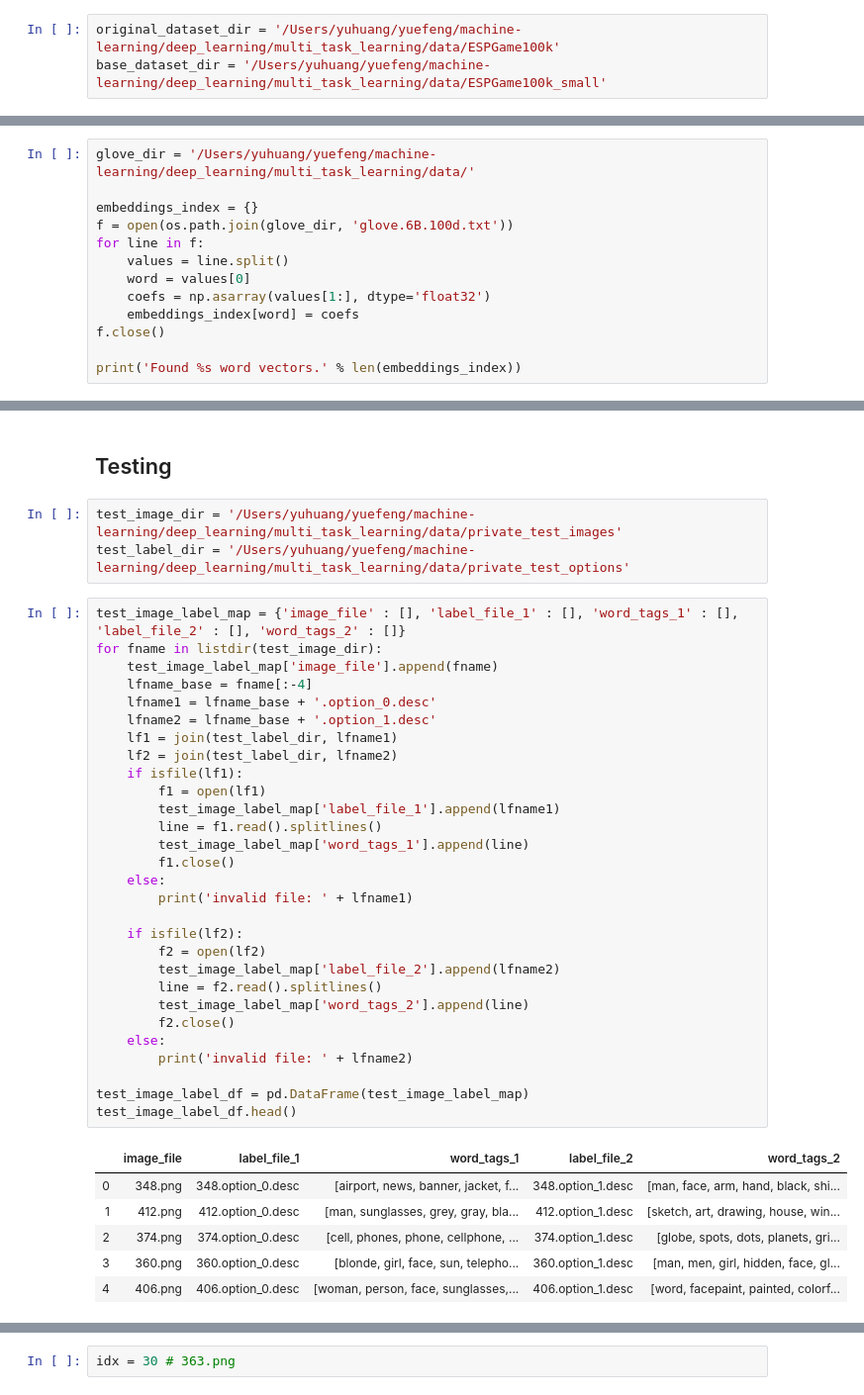
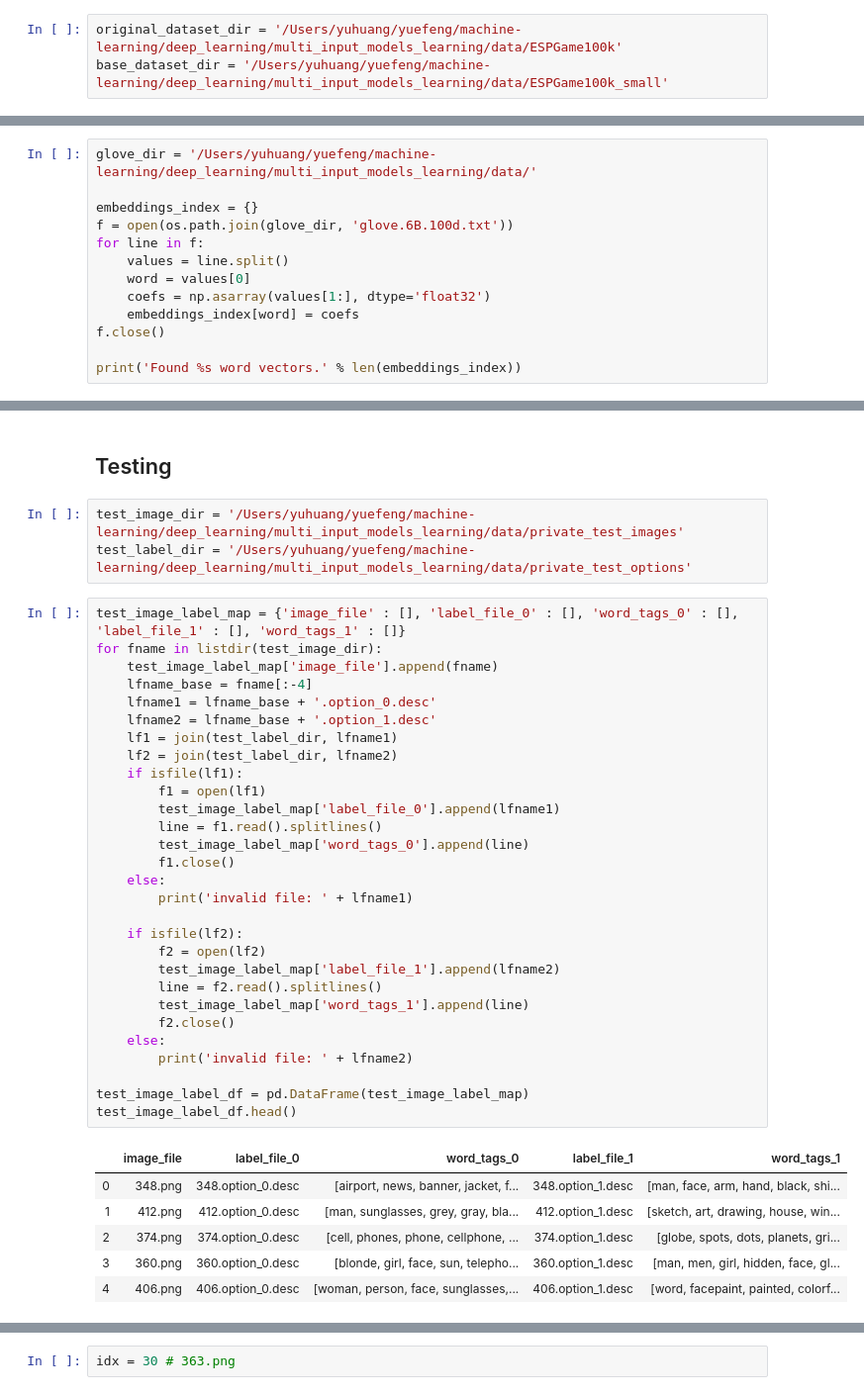
Before and after one commit to yzzhang/machine-learning, a Jupyter notebook: deep_learning/multi_input_transfer_learning/multi-input-models.ipynb, the cells around one changed output, grey strips where cells are left out. Shown: that part at 99% size. Saved outputs shown, nothing was run; the diff lists cells and outputs as text.

```diff
--- a/deep_learning/multi_input_transfer_learning/multi-input-models.ipynb
+++ b/deep_learning/multi_input_transfer_learning/multi-input-models.ipynb
@@ -21,8 +23,8 @@ from keras import models
 # %% [output]
 Using TensorFlow backend.
 # %%
-original_dataset_dir = '/Users/yuhuang/yuefeng/machine-learning/deep_learning/multi_task_learning/data/ESPGame100k'
-base_dataset_dir = '/Users/yuhuang/yuefeng/machine-learning/deep_learning/multi_task_learning/data/ESPGame100k_small'
+original_dataset_dir = '/Users/yuhuang/yuefeng/machine-learning/deep_learning/multi_input_models_learning/data/ESPGame100k'
+base_dataset_dir = '/Users/yuhuang/yuefeng/machine-learning/deep_learning/multi_input_models_learning/data/ESPGame100k_small'
 # %%
 original_label_path = original_dataset_dir + '/labels'
 original_label_files = [f for f in listdir(original_label_path) if isfile(join(original_label_path, f))]
@@ -228,7 +223,7 @@ training_samples = num_of_samples
 tag_vocabulary_size = 10000
 max_words = tag_vocabulary_size
 # %%
-glove_dir = '/Users/yuhuang/yuefeng/machine-learning/deep_learning/multi_task_learning/data/'
+glove_dir = '/Users/yuhuang/yuefeng/machine-learning/deep_learning/multi_input_models_learning/data/'
 
 embeddings_index = {}
 f = open(os.path.join(glove_dir, 'glove.6B.100d.txt'))
@@ -406,39 +400,39 @@ Loaded model from disk
 # %% [markdown]
 ## Testing
 # %%
-test_image_dir = '/Users/yuhuang/yuefeng/machine-learning/deep_learning/multi_task_learning/data/private_test_images'
-test_label_dir = '/Users/yuhuang/yuefeng/machine-learning/deep_learning/multi_task_learning/data/private_test_options'
+test_image_dir = '/Users/yuhuang/yuefeng/machine-learning/deep_learning/multi_input_models_learning/data/private_test_images'
+test_label_dir = '/Users/yuhuang/yuefeng/machine-learning/deep_learning/multi_input_models_learning/data/private_test_options'
 # %%
-test_image_label_map = {'image_file' : [], 'label_file_1' : [], 'word_tags_1' : [], 'label_file_2' : [], 'word_tags_2' : []}
+test_image_label_map = {'image_file' : [], 'label_file_0' : [], 'word_tags_0' : [], 'label_file_1' : [], 'word_tags_1' : []}
 for fname in listdir(test_image_dir):
     test_image_label_map['image_file'].append(fname)
     lfname_base = fname[:-4]
     lfname1 = lfname_base + '.option_0.desc'
     lfname2 = lfname_base + '.option_1.desc'
     lf1 = join(test_label_dir, lfname1)
     lf2 = join(test_label_dir, lfname2)
     if isfile(lf1):
         f1 = open(lf1)
-        test_image_label_map['label_file_1'].append(lfname1)
+        test_image_label_map['label_file_0'].append(lfname1)
         line = f1.read().splitlines()
-        test_image_label_map['word_tags_1'].append(line)
+        test_image_label_map['word_tags_0'].append(line)
         f1.close()
     else:
         print('invalid file: ' + lfname1)
 
     if isfile(lf2):
         f2 = open(lf2)
-        test_image_label_map['label_file_2'].append(lfname2)
+        test_image_label_map['label_file_1'].append(lfname2)
         line = f2.read().splitlines()
-        test_image_label_map['word_tags_2'].append(line)
+        test_image_label_map['word_tags_1'].append(line)
         f2.close()
     else:
         print('invalid file: ' + lfname2)
 
 test_image_label_df = pd.DataFrame(test_image_label_map)
 test_image_label_df.head()
 # %% [output]
-|  | image_file | label_file_1 | word_tags_1 | label_file_2 | word_tags_2 |
+|  | image_file | label_file_0 | word_tags_0 | label_file_1 | word_tags_1 |
 | 0 | 348.png | 348.option_0.desc | [airport, news, banner, jacket, f... | 348.option_1.desc | [man, face, arm, hand, black, shi... |
 | 1 | 412.png | 412.option_0.desc | [man, sunglasses, grey, gray, bla... | 412.option_1.desc | [sketch, art, drawing, house, win... |
 | 2 | 374.png | 374.option_0.desc | [cell, phones, phone, cellphone, ... | 374.option_1.desc | [globe, spots, dots, planets, gri... |
```
Also changed, not shown: parts of 57 cells of this notebook.
